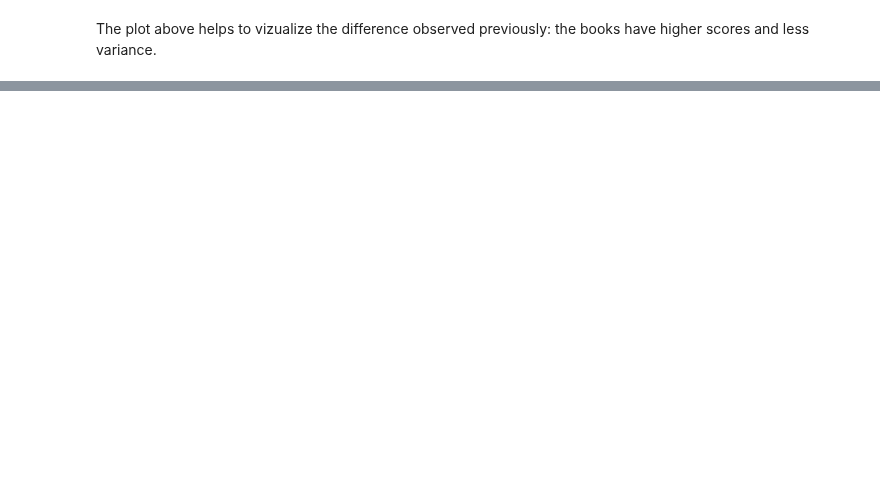
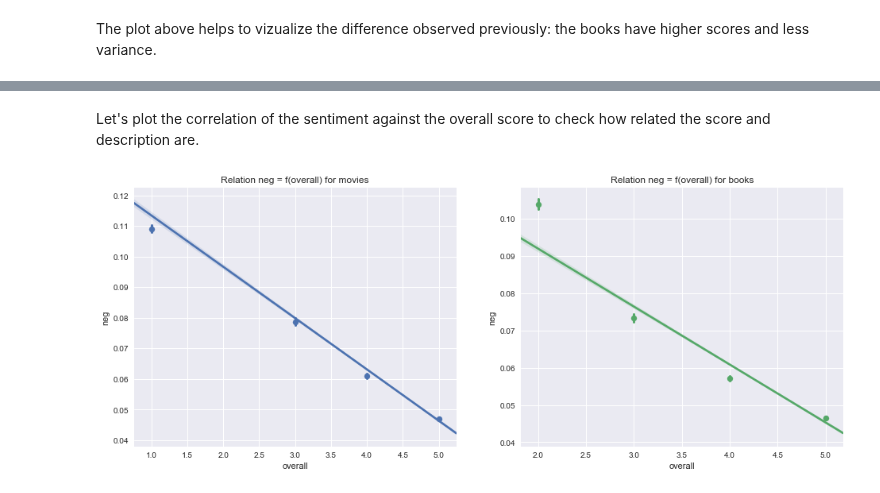
Before and after one commit to ImLemni/ada-epfl, a Jupyter notebook: project/Milestone2.ipynb, the cells around one changed output, grey strips where cells are left out. Drawn from its saved outputs; the diff is of its cells as text; code cells hidden in the pictures; blank space fills up the shorter version.

```diff
--- a/project/Milestone2.ipynb
+++ b/project/Milestone2.ipynb
@@ -796,0 +812,18 @@ When we look at the ratio of franchises are better rated than the book, it turns
+# %%
+movies_df['sentiment'] = movies_df['reviewText'].apply(lambda x: analyser.polarity_scores(x))
+# %%
+books_df['sentiment'] = books_df['reviewText'].apply(lambda x: analyser.polarity_scores(x))
+# %%
+def split_sentiment(x):
+    """
+    Split a dictionary of sentiment polarity into a serie.
+    - `neg`: negative
+    - `neu`: neutral
+    - `pos`: positive
+    - `compound`: compound
+    """
+    return pd.Series([x['neg'], x['neu'], x['pos'], x['compound']])
+# %%
+movies_df[['neg', 'neu', 'pos','compound']] = movies_df['sentiment'].apply(split_sentiment)
+books_df[['neg', 'neu', 'pos','compound']] = books_df['sentiment'].apply(split_sentiment)
+movies_df.head(5)
@@ -796,0 +837,6 @@ When we look at the ratio of franchises are better rated than the book, it turns
+# %% [markdown]
+Let's plot the correlation of the sentiment against the overall score to check how related the score and description are.
+# %%
+plotCor(movies_df,books_df,"neg","overall","Relation neg = f(overall)")
+# %% [output]
+[figure, added]
```
Also changed, not shown: parts of 27 cells of this notebook, 1 other file.
